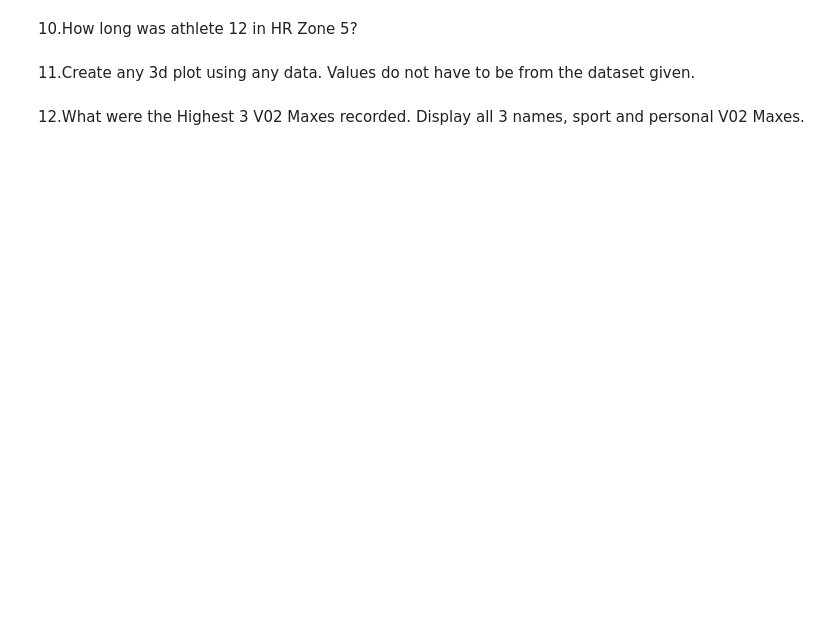
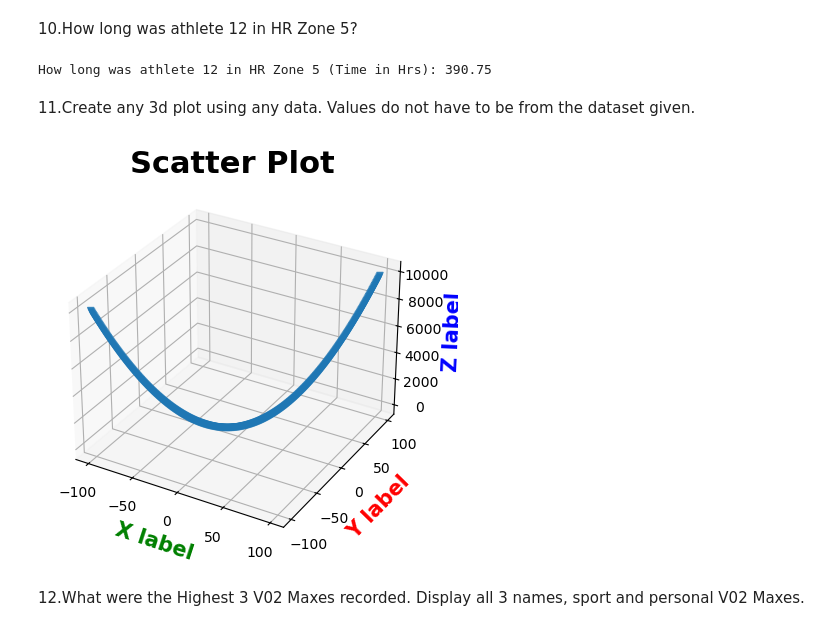
Before and after one commit to kalyankranth/10_Pythoncharms_PythonHackathon_Aug24, a Jupyter notebook: 10_Pythoncharms_Main80Questions.ipynb, the cells around one changed output. Saved outputs shown, nothing was run; the diff lists cells and outputs as text; code cells hidden in the pictures; blank space fills up the shorter version.

```diff
--- a/10_Pythoncharms_Main80Questions.ipynb
+++ b/10_Pythoncharms_Main80Questions.ipynb
@@ -79,6 +219,27 @@ You may choose to show averages based on any one/all sports.
 # %% [markdown]
 10.How long was athlete 12 in HR Zone 5?
+# %%
+dfzone=pd.merge(df_excersizetype,Atheletes,on='ID',how='inner')
+dfzonecat=dfzone[(dfzone['ID']==12) & (dfzone['Zone Type']=='Zone 5')]
+print('How long was athlete 12 in HR Zone 5 (Time in Hrs):', round(sum(dfzonecat['time']/3600),2))
+# %% [output]
+How long was athlete 12 in HR Zone 5 (Time in Hrs): 390.75
 # %% [markdown]
 11.Create any 3d plot using any data. Values do not have to be from the dataset given.
+# %%
+ax = plt.figure().add_subplot(projection='3d')
+x=np.arange(-100,100,0.5)
+y=np.arange(-100,100,0.5)
+z=x*y
+   # ax.scatter(xs, ys, zs, marker=5)
+
+ax.scatter(x,y,z, marker="v",alpha=0.8)
+ax.set_title("Scatter Plot",fontsize=22,weight='bold')
+ax.set_xlabel('X label',fontsize=15,weight='bold',color='green')
+ax.set_ylabel('Y label',fontsize=15,weight='bold',color='red')
+ax.set_zlabel('Z label',fontsize=15,weight='bold',color='blue')
+plt.show()
+# %% [output]
+[figure, added]
 # %% [markdown]
 12.What were the Highest 3 V02 Maxes recorded. Display all 3 names, sport and personal V02 Maxes.
```
Also changed, not shown: parts of 17 cells of this notebook, 1 other file.
